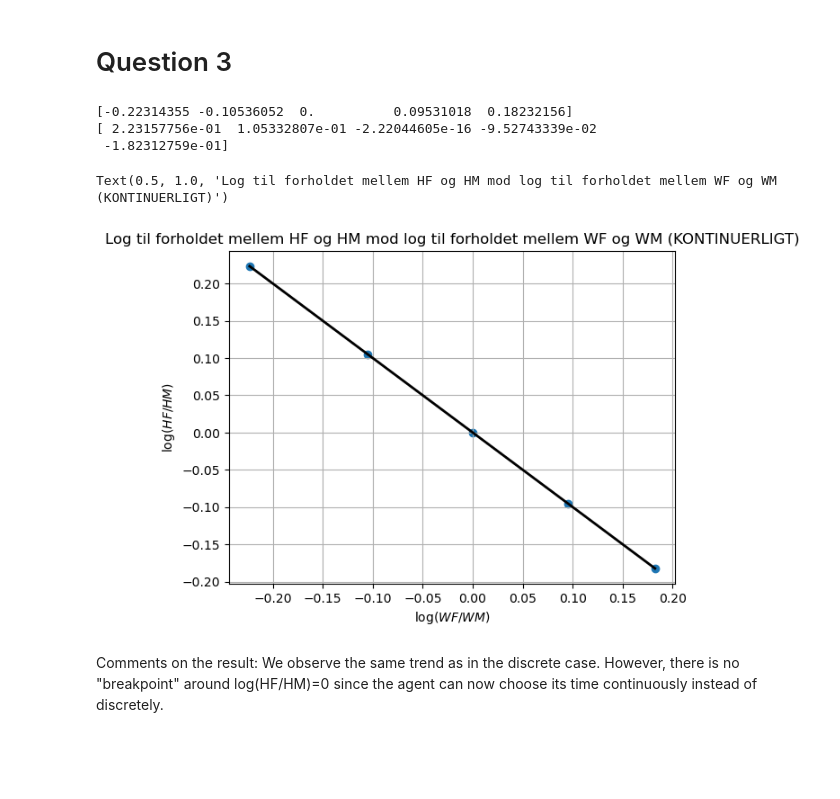
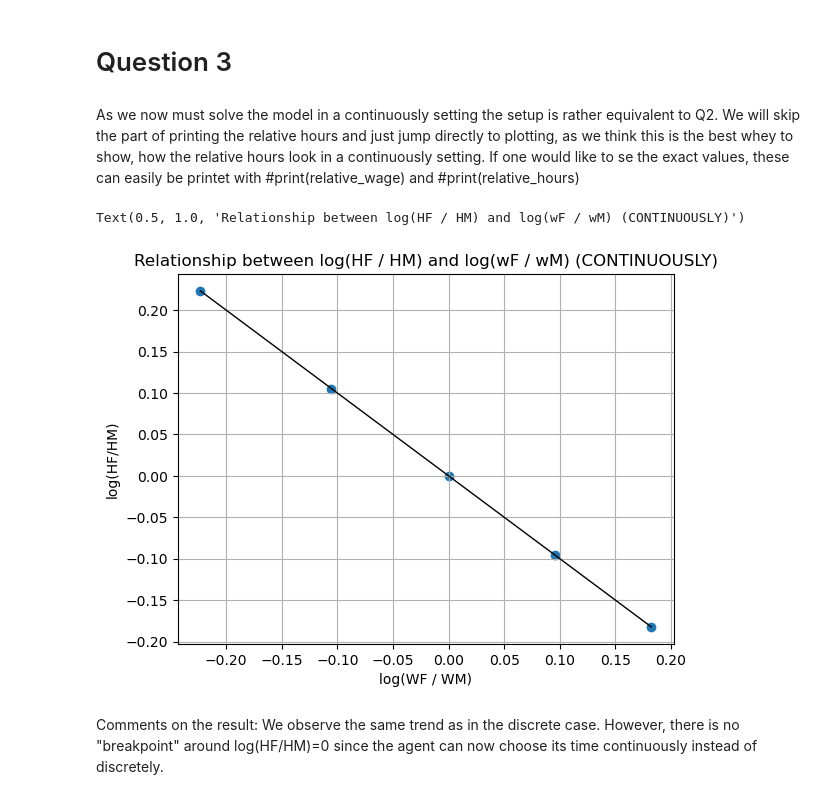
Before and after one commit to NumEconCopenhagen/projects-2023-fmw786, a Jupyter notebook: inauguralproject/Inaguralproject.ipynb, the cells around one changed output. Drawn from its saved outputs; the diff is of its cells as text; code cells hidden in the pictures; blank space fills up the shorter version.

```diff
--- a/inauguralproject/Inaguralproject.ipynb
+++ b/inauguralproject/Inaguralproject.ipynb
@@ -155,37 +157,34 @@ plt.show()
 Comments on the result: In line with our expectations, the ratio of female hours worked (HF) to male hours worked (HM) will decrease as the ratio of female wages (WF) to male wages (WM) increases. In other words, when a woman's wage increases, her domestic production will decrease. This happens because the woman can now earn more money by working, and the opportunity cost of domestic work is higher. The overall utility increases if the woman works more and earns a wage (which can be used for consumption) instead of engaging in domestic production. The breakpoint around log(HF/HM)=0 occurs because the model is discretely formulated here.
 # %% [markdown]
 # Question 3
+# %% [markdown]
+As we now must solve the model in a continuously setting the setup is rather equivalent to Q2. We will skip the part of printing the relative hours and just jump directly to plotting, as we think this is the best whey to show, how the relative hours look in a continuously setting.
+If one would like to se the exact values, these can easily be printet with #print(relative_wage) and #print(relative_hours)
 # %%
 #Create figure
 model_3 = HouseholdSpecializationModelClass()
 par = model_3.par
 sol = model_3.sol
 
 model_3.solve_wF_vec_2
 
 relative_hours = np.log(model_3.solve_wF_vec() )
-
 relative_wage = np.log(par.wF_vec / par.wM)
-print(relative_wage)
-print(relative_hours)
 
 
 fig = plt.figure()
 #Create plot
 ax = fig.add_subplot(1, 1, 1)
-ax.plot(relative_wage, relative_hours, color='black', lw=2)
+ax.plot(relative_wage, relative_hours, color='black', lw=1)
 ax.scatter(relative_wage, relative_hours)
 #Alterations to figure
 ax.grid(True)
-plt.xlabel('$\log(WF / WM)$')
-plt.ylabel('$\log(HF/HM)$')
-ax.set_title("Log til forholdet mellem HF og HM mod log til forholdet mellem WF og WM (KONTINUERLIGT)")
+plt.xlabel('log(WF / WM)')
+plt.ylabel('log(HF/HM)')
+ax.set_title("Relationship between log(HF / HM) and log(wF / wM) (CONTINUOUSLY)")
 # %% [output]
-[-0.22314355 -0.10536052  0.          0.09531018  0.18232156]
-[ 2.23157756e-01  1.05332807e-01 -2.22044605e-16 -9.52743339e-02
- -1.82312759e-01]
+Text(0.5, 1.0, 'Relationship between log(HF / HM) and log(wF / wM) (CONTINUOUSLY)')
-Text(0.5, 1.0, 'Log til forholdet mellem HF og HM mod log til forholdet mellem WF og WM (KONTINUERLIGT)')
-[figure, old version]
+[figure, new version]
 # %% [markdown]
 Comments on the result: We observe the same trend as in the discrete case. However, there is no "breakpoint" around log(HF/HM)=0 since the agent can now choose its time continuously instead of discretely.
 # %% [markdown]
```
Also changed, not shown: parts of 7 cells of this notebook, 1 other file.
